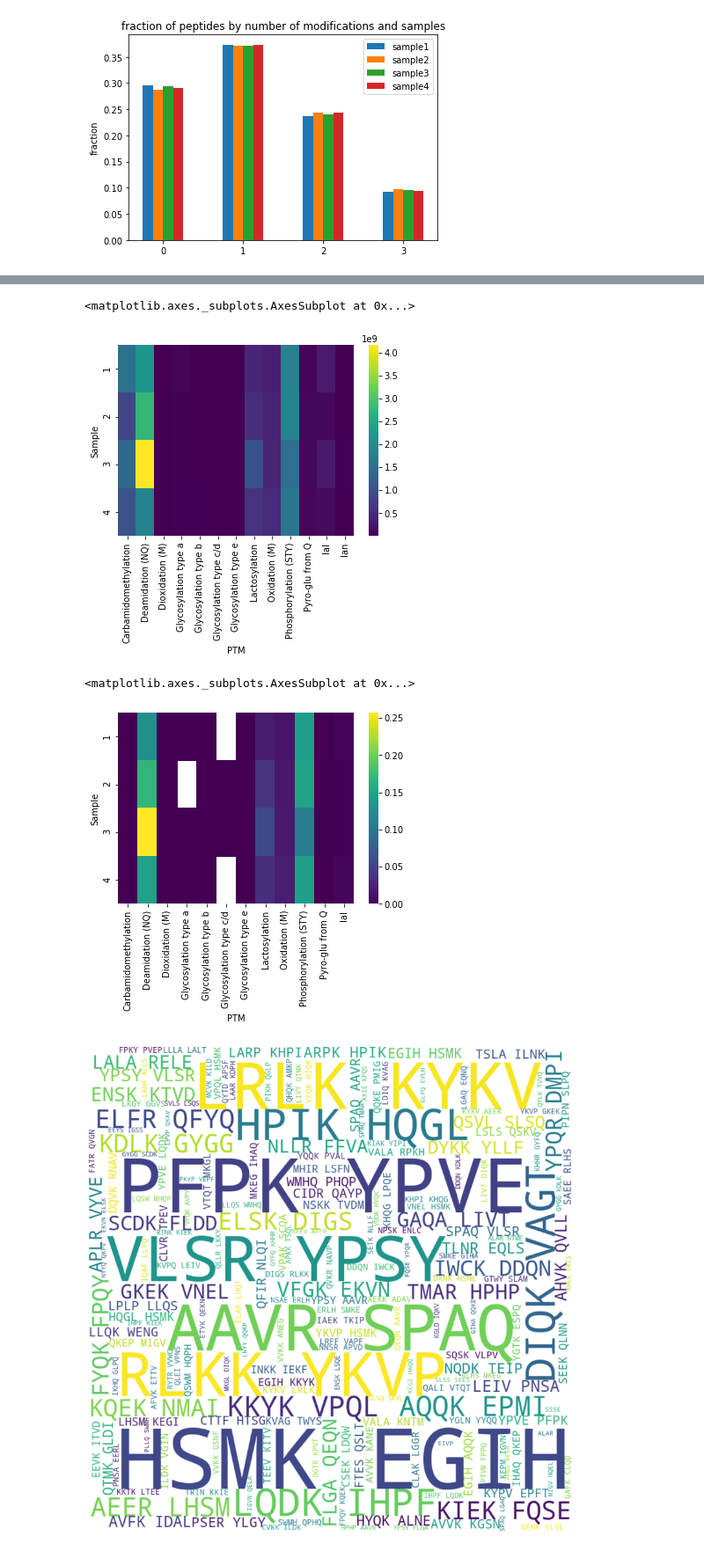
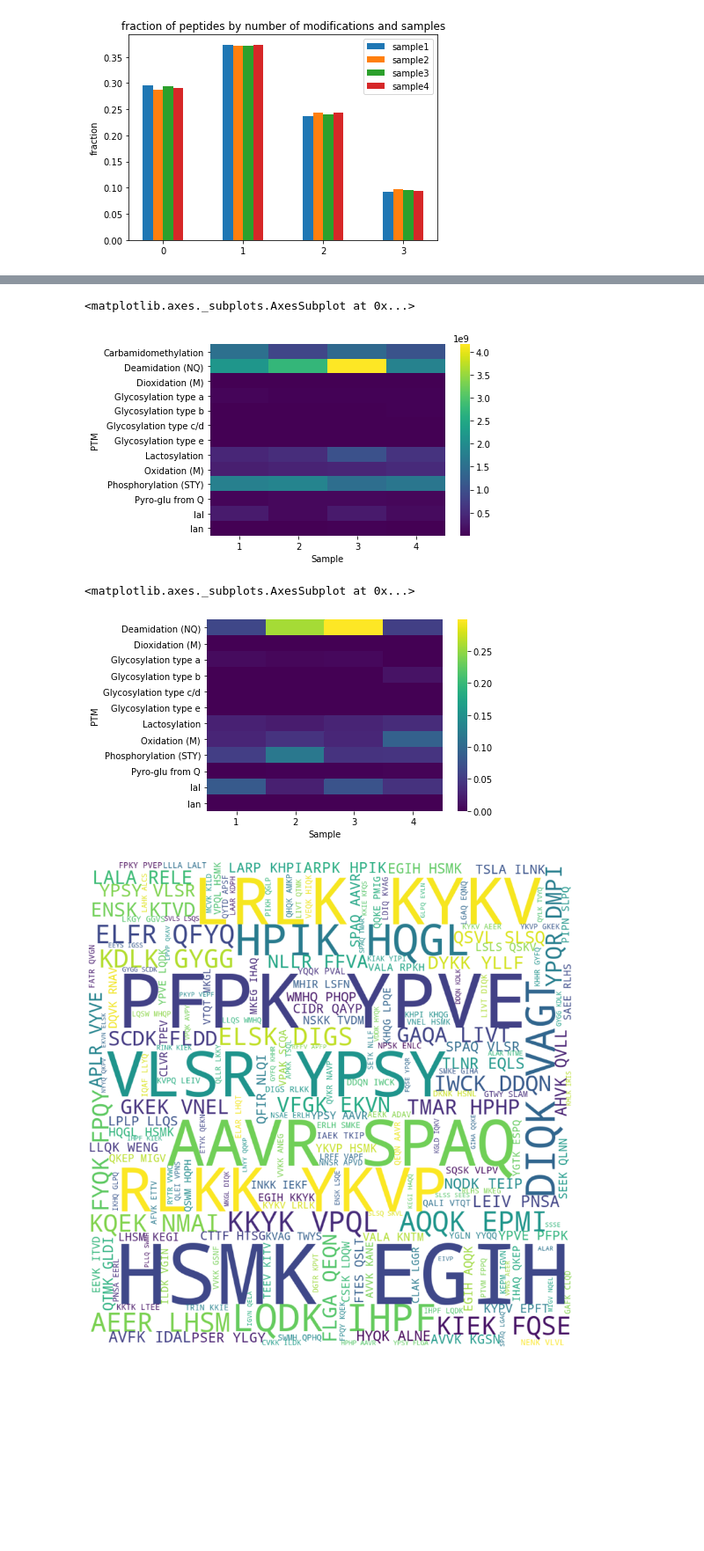
Before and after one commit to Munklinde96/Data_Visualization, a Jupyter notebook: shit_plots.ipynb, the cells around one changed output, grey strips where cells are left out. Shown at 88% size. Saved outputs shown, nothing was run; the diff lists cells and outputs as text; code cells hidden in the pictures; blank space fills up the shorter version.

```diff
--- a/shit_plots.ipynb
+++ b/shit_plots.ipynb
@@ -96,21 +96,21 @@ sns.heatmap(data, cmap='viridis')
 # %%
 df1, df2, df3, df4 = split_data_in_samples(df)
 combined = combine_and_aggregate_intensity(df1, df2, df3, df4).sort_values(by=['PTM'])
 
-data = pd.pivot_table(data = combined, index = 'Sample', values = 'Intensity', columns='PTM')
+data = pd.pivot_table(data = combined, index = 'PTM', values = 'Intensity', columns='Sample')
 sns.heatmap(data, cmap='viridis')
 # %% [output]
 <matplotlib.axes._subplots.AxesSubplot at 0x...>
-[figure, old version]
+[figure, new version]
 # %%
-df1_norm, df2_norm, df3_norm, df4_norm = split_data_in_samples(dfs[1])
+df1_norm, df2_norm, df3_norm, df4_norm = split_data_in_samples(dfs[0])
 combined = combine_and_aggregate_intensity(df1_norm,df2_norm,df3_norm,df4_norm).sort_values(by=['PTM'])
 
-data = pd.pivot_table(data = combined, index = 'Sample', values = 'Intensity', columns='PTM')
+data = pd.pivot_table(data = combined, index = 'PTM', values = 'Intensity', columns='Sample')
 sns.heatmap(data, cmap='viridis')
 # %% [output]
 <matplotlib.axes._subplots.AxesSubplot at 0x...>
-[figure, old version]
+[figure, new version]
 # %%
 df, start, end = get_cleavage_sites_for_peptides(df)
 words_string = " ".join(map(str, start))
```
Also changed, not shown: parts of 1 cell of this notebook, 3 other files.
